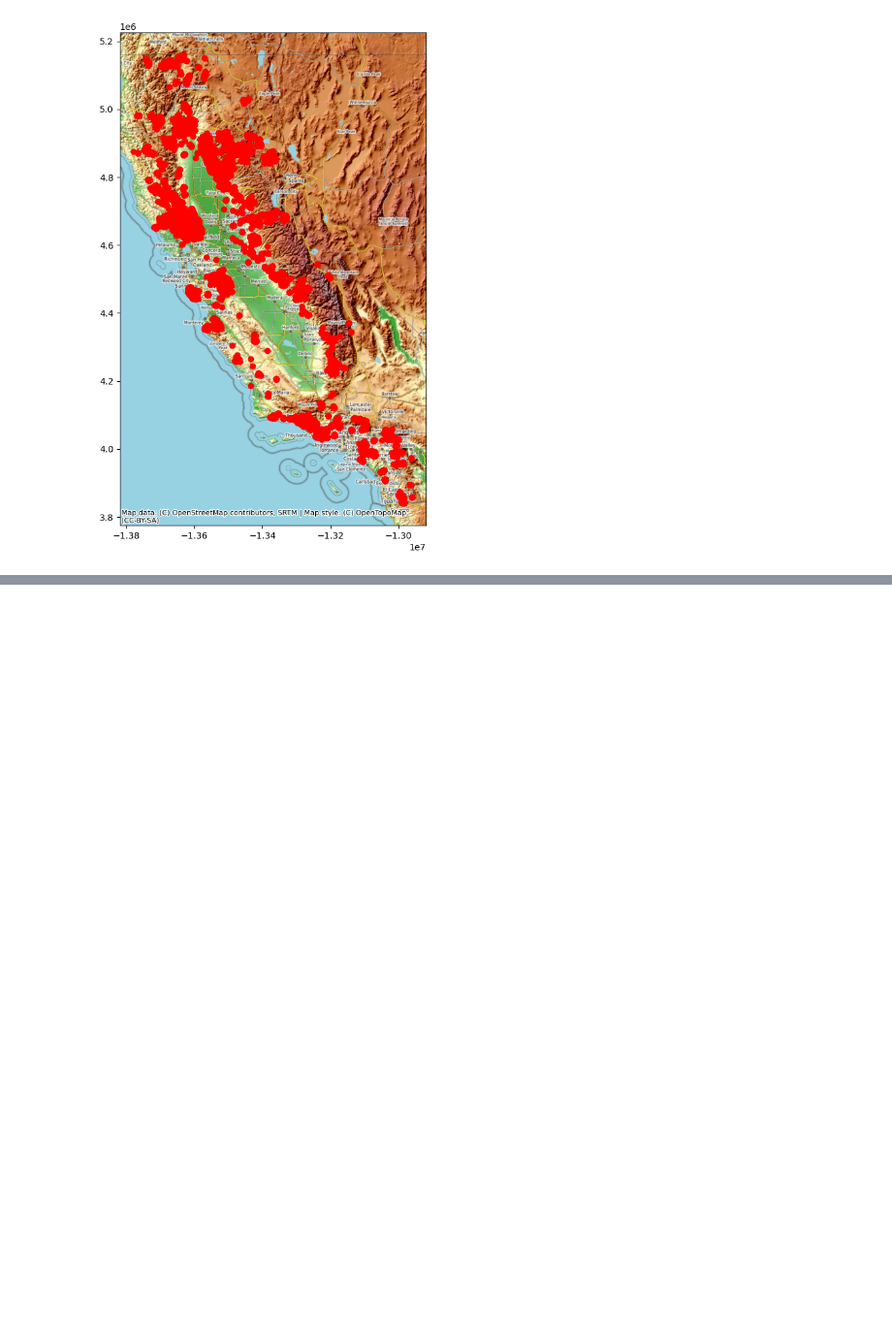
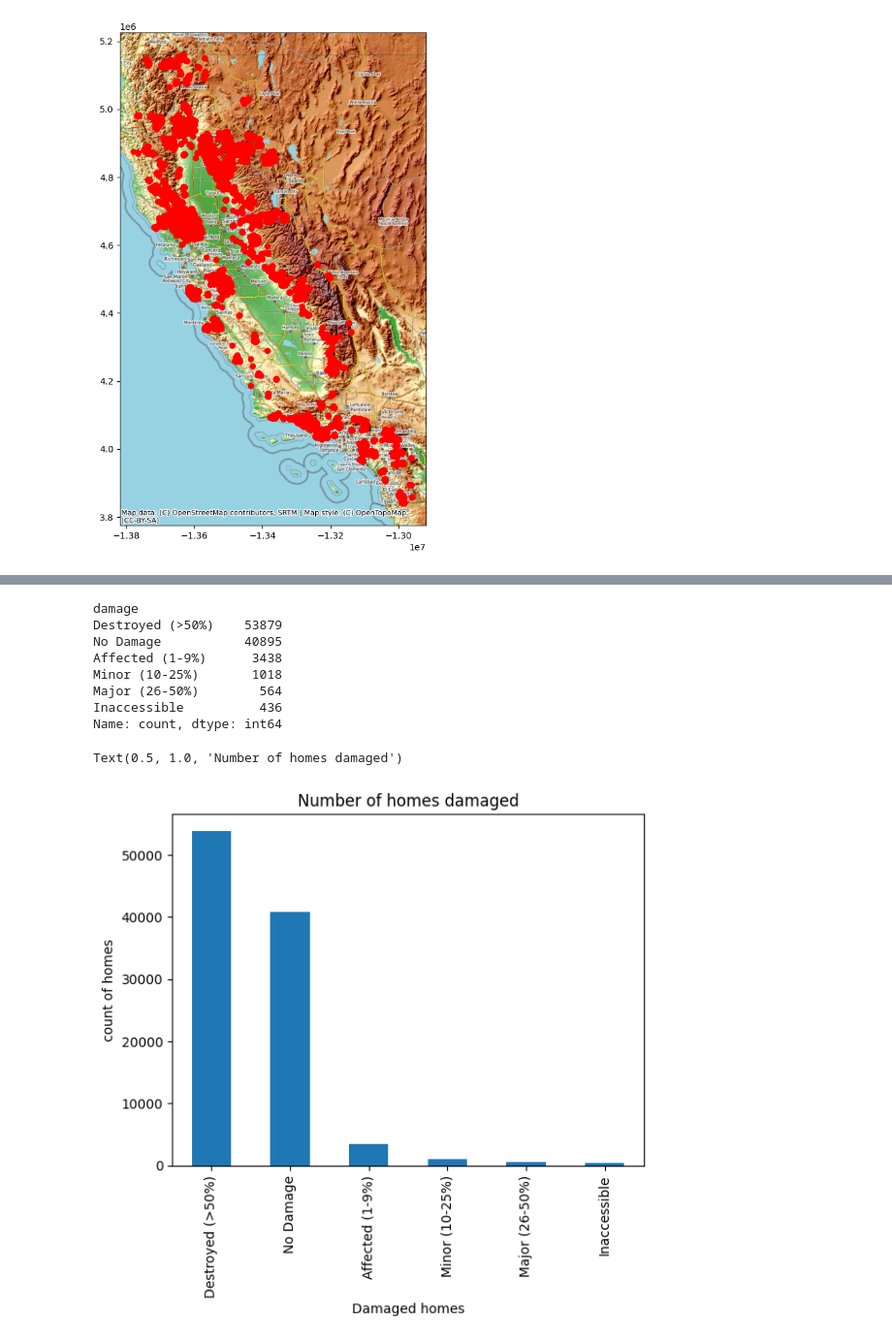
Before and after one commit to AnrieS/california_fires, a Jupyter notebook: data_analysis.ipynb, the cells around one changed output, grey strips where cells are left out. Shown at 97% size. Saved outputs shown, nothing was run; the diff lists cells and outputs as text; code cells hidden in the pictures; blank space fills up the shorter version.

```diff
--- a/data_analysis.ipynb
+++ b/data_analysis.ipynb
@@ -69,0 +120,21 @@ ctx.add_basemap(ax, source=ctx.providers.OpenTopoMap)
+# %%
+#Plotting the number of damaged homes
+number_damaged_homes = new_geo_data['damage'].value_counts()
+print(number_damaged_homes)
+
+
+number_damaged_homes.plot(kind='bar')
+plt.xlabel('Damaged homes')
+plt.ylabel('count of homes')
+plt.title('Number of homes damaged')
+# %% [output]
+damage
+Destroyed (>50%)    53879
+No Damage           40895
+Affected (1-9%)      3438
+Minor (10-25%)       1018
+Major (26-50%)        564
+Inaccessible          436
+Name: count, dtype: int64
+Text(0.5, 1.0, 'Number of homes damaged')
+[figure, added]
```
Also changed, not shown: parts of 11 cells of this notebook.
